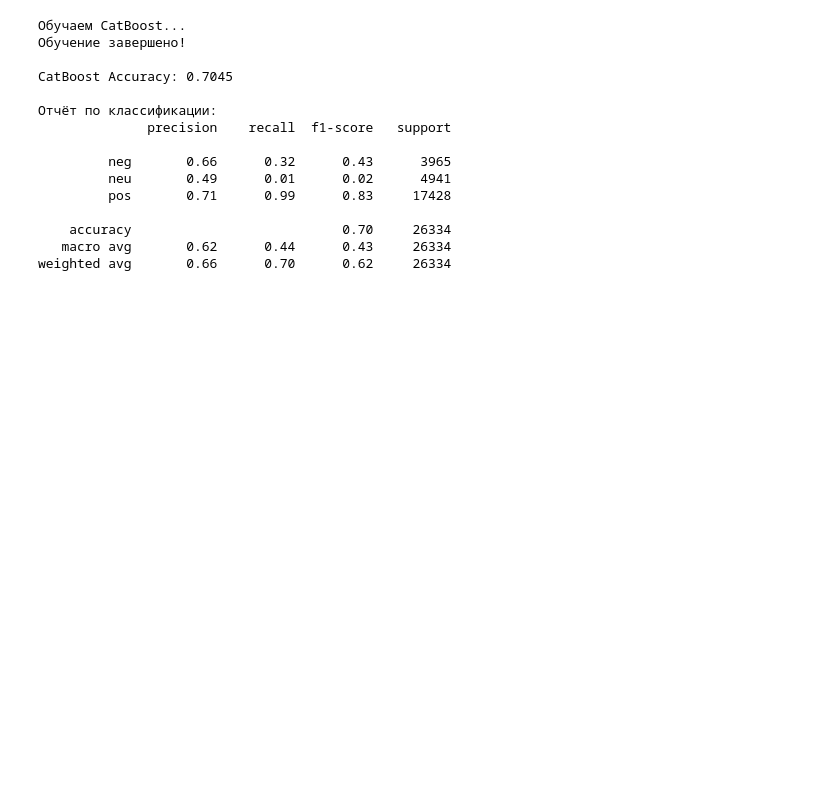
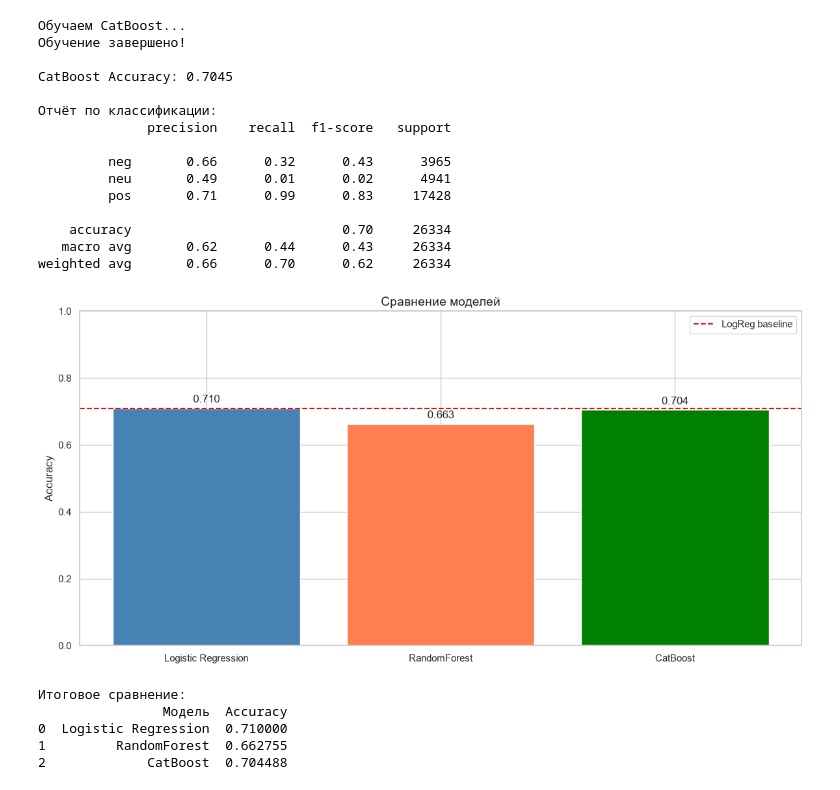
Before and after one commit to DuckFromLake/RAG-assistant, a Jupyter notebook: notebooks/04_analysis.ipynb, the cells around one changed output. Saved outputs shown, nothing was run; the diff lists cells and outputs as text; code cells hidden in the pictures; blank space fills up the shorter version.

```diff
--- a/notebooks/04_analysis.ipynb
+++ b/notebooks/04_analysis.ipynb
@@ -262,3 +267,36 @@ CatBoost Accuracy: 0.7045
     accuracy                           0.70     26334
    macro avg       0.62      0.44      0.43     26334
 weighted avg       0.66      0.70      0.62     26334
+# %%
+models_comparison = pd.DataFrame({
+    'Модель': ['Logistic Regression', 'RandomForest', 'CatBoost'],
+    'Accuracy': [0.71, rf_accuracy, cb_accuracy]
+})
+
+fig, ax = plt.subplots()
+bars = ax.bar(models_comparison['Модель'], models_comparison['Accuracy'],
+              color=['steelblue', 'coral', 'green'])
+
+for bar, acc in zip(bars, models_comparison['Accuracy']):
+    ax.text(bar.get_x() + bar.get_width()/2, bar.get_height() + 0.01,
+            f'{acc:.3f}', ha='center', va='bottom', fontsize=12)
+
+ax.set_title('Сравнение моделей', fontsize=14)
+ax.set_ylabel('Accuracy')
+ax.set_ylim(0, 1)
+ax.axhline(0.71, color='red', linestyle='--', label='LogReg baseline')
+ax.legend()
+
+plt.tight_layout()
+plt.savefig('../data/processed/model_comparison.png', dpi=150)
+plt.show()
+
+print("\nИтоговое сравнение:")
+print(models_comparison)
+# %% [output]
+[figure, added]
+Итоговое сравнение:
+                Модель  Accuracy
+0  Logistic Regression  0.710000
+1         RandomForest  0.662755
+2             CatBoost  0.704488
```
Also changed, not shown: parts of 4 cells of this notebook, 4 other files.
